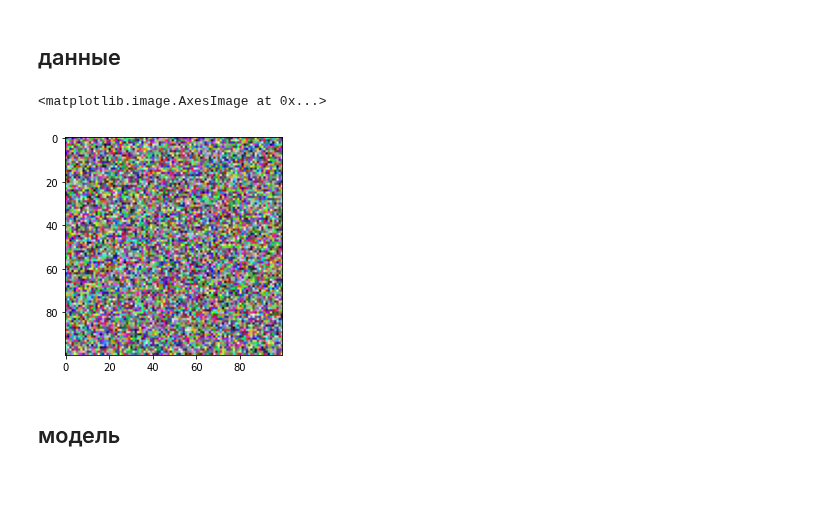
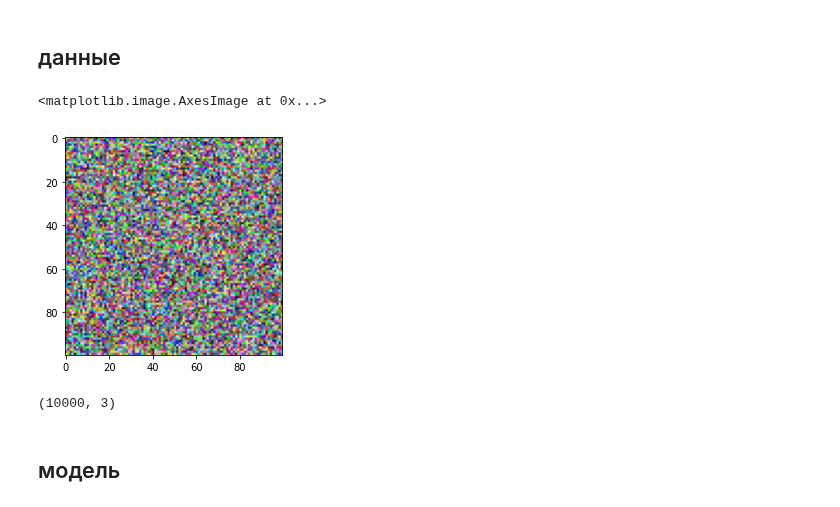
Before and after one commit to mechanoid5/ml_lectorium_legacy, a Jupyter notebook: examples/20-kohonen-ann/04-kohonen-neighbor-biases-colors.ipynb, the cells around one changed output. Saved outputs shown, nothing was run; the diff lists cells and outputs as text; code cells hidden in the pictures.

```diff
--- a/examples/20-kohonen-ann/04-kohonen-neighbor-biases-colors.ipynb
+++ b/examples/20-kohonen-ann/04-kohonen-neighbor-biases-colors.ipynb
@@ -23,15 +23,19 @@ import matplotlib.pyplot as plt
 # %% [markdown]
 ## данные
 # %%
-grid_size = 100
+map_size = 100
+grid_size = (map_size,map_size)
+colors = rng.uniform(size=(map_size,map_size,3))
 
-colors = rng.uniform(size=(grid_size,grid_size,3))
 plt.imshow(colors)
 # %% [output]
 <matplotlib.image.AxesImage at 0x...>
-[figure, old version]
+[figure, new version]
 # %%
-X = colors.reshape(grid_size*grid_size,3)
+X = colors.reshape(np.prod(grid_size),3)
+X.shape
+# %% [output]
+(10000, 3)
 # %% [markdown]
 ## модель
 # %% [markdown]
```
Also changed, not shown: parts of 23 cells of this notebook, 2 other files.
